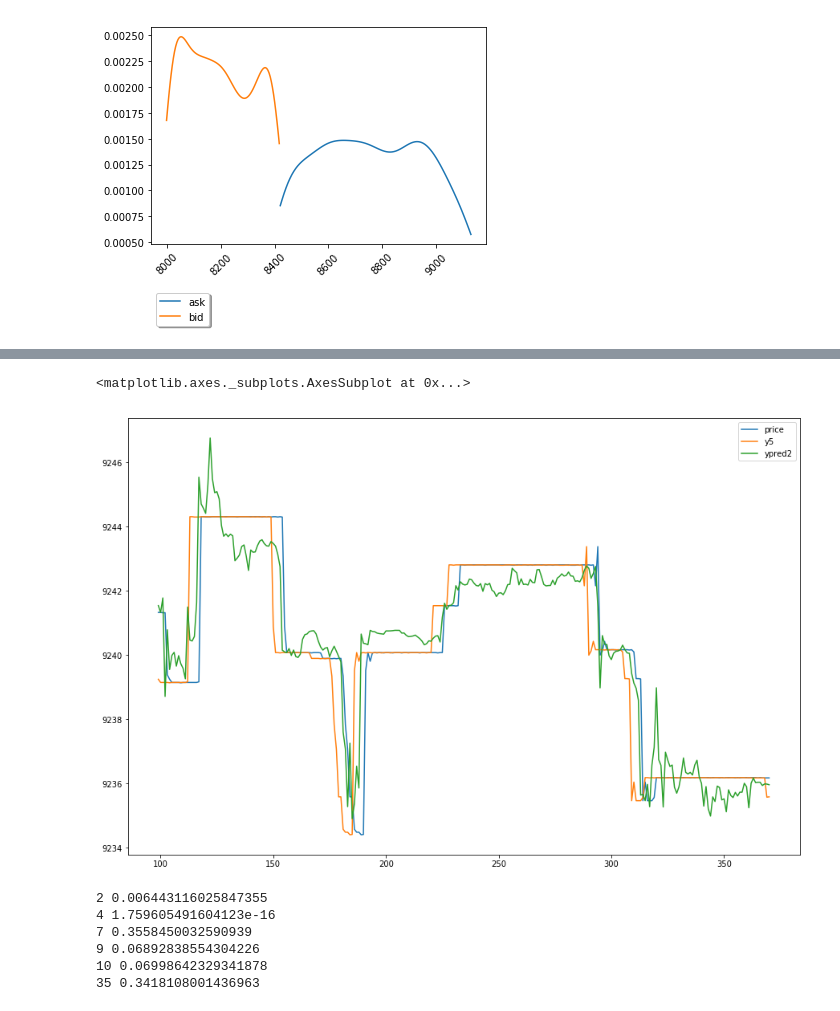
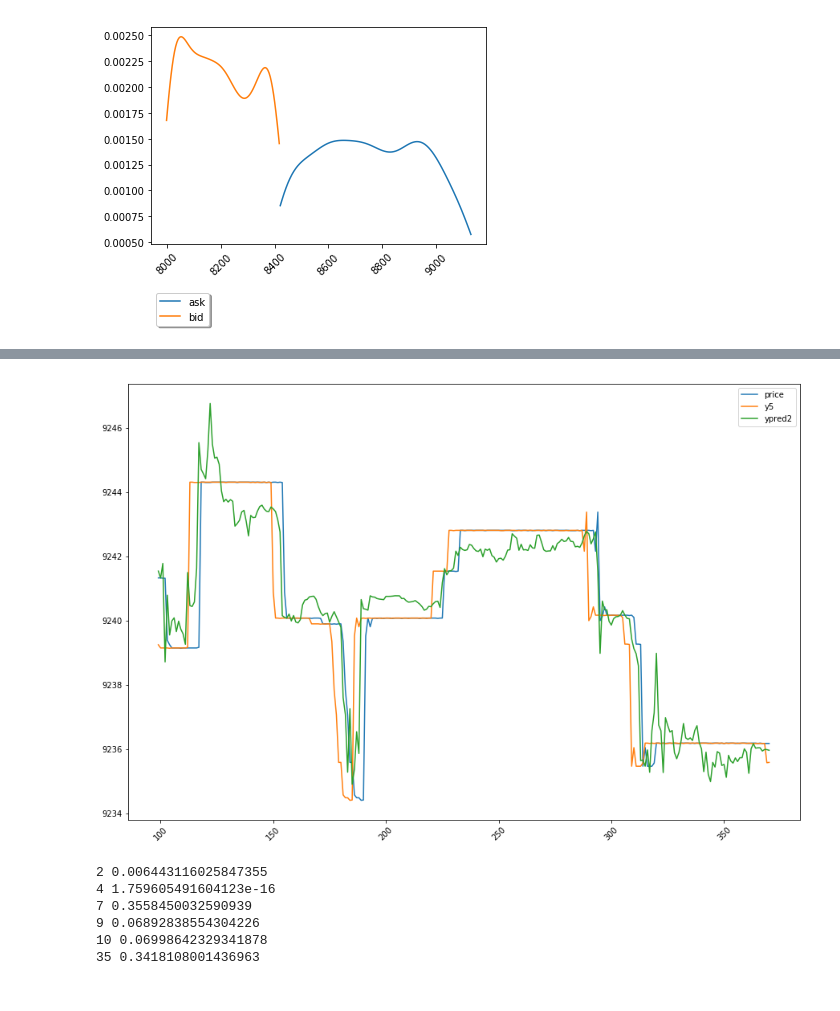
Before and after one commit to antogranell/gdax, a Jupyter notebook: price_model2.ipynb, the cells around one changed output, grey strips where cells are left out. Saved outputs shown, nothing was run; the diff lists cells and outputs as text; code cells hidden in the pictures.

```diff
--- a/price_model2.ipynb
+++ b/price_model2.ipynb
@@ -204,6 +204,7 @@ download time time: 36.7403 minutes
 -- connection closed! --
 # %%
-dfh = pd.read_pickle(r'C:\Users\ROB4473\OneDrive - Robeco Nederland B.V\learn\New folder\h.pck.gz', compression='gzip')
+dfh = pd.read_pickle(r'C:\Users\ROB4473\OneDrive - Robeco Nederland B.V\learn\New folder\h.pck1.gz', compression='gzip') #1h
+#dfh = pd.read_pickle(r'C:\Users\ROB4473\OneDrive - Robeco Nederland B.V\learn\New folder\h.pck.gz', compression='gzip') #36min
 print(len(dfh), 'records in', (dfh.iloc[len(dfh)-1,0] - dfh.iloc[0,0]))
 dfh.head(2)
 # %% [output]
@@ -267,3 +268,7 @@ dfpred.columns = ['time','ypred1','ypred2']
 dfh['time'] = dfh['time'].map(str)
 dfres1 = pd.merge(dfh[['time','price', y]], dfpred, how='left', on='time')
 dfres1 = dfres1[-dfres1.ypred1.isnull()][['time','price', y, 'ypred1','ypred2']]
+# %%
+plt.rcParams["figure.figsize"] = (15,10)
+dfres1.iloc[500:900,:][['price', y, 'ypred2']].plot()
+plt.xticks(rotation=45);
@@ -270,9 +277,9 @@ dfres1 = dfres1[-dfres1.ypred1.isnull()][['time','price', y, 'ypred1','ypred2']]
 # %%
 plt.rcParams["figure.figsize"] = (15,10)
 dfres1[['price', y, 'ypred2']].plot()
+plt.xticks(rotation=45);
 # %% [output]
-<matplotlib.axes._subplots.AxesSubplot at 0x...>
-[figure, old version]
+[figure, new version]
 # %%
 #which factors influenced the most (last itereation)?
 i=0
```
Also changed, not shown: parts of 4 cells of this notebook.
